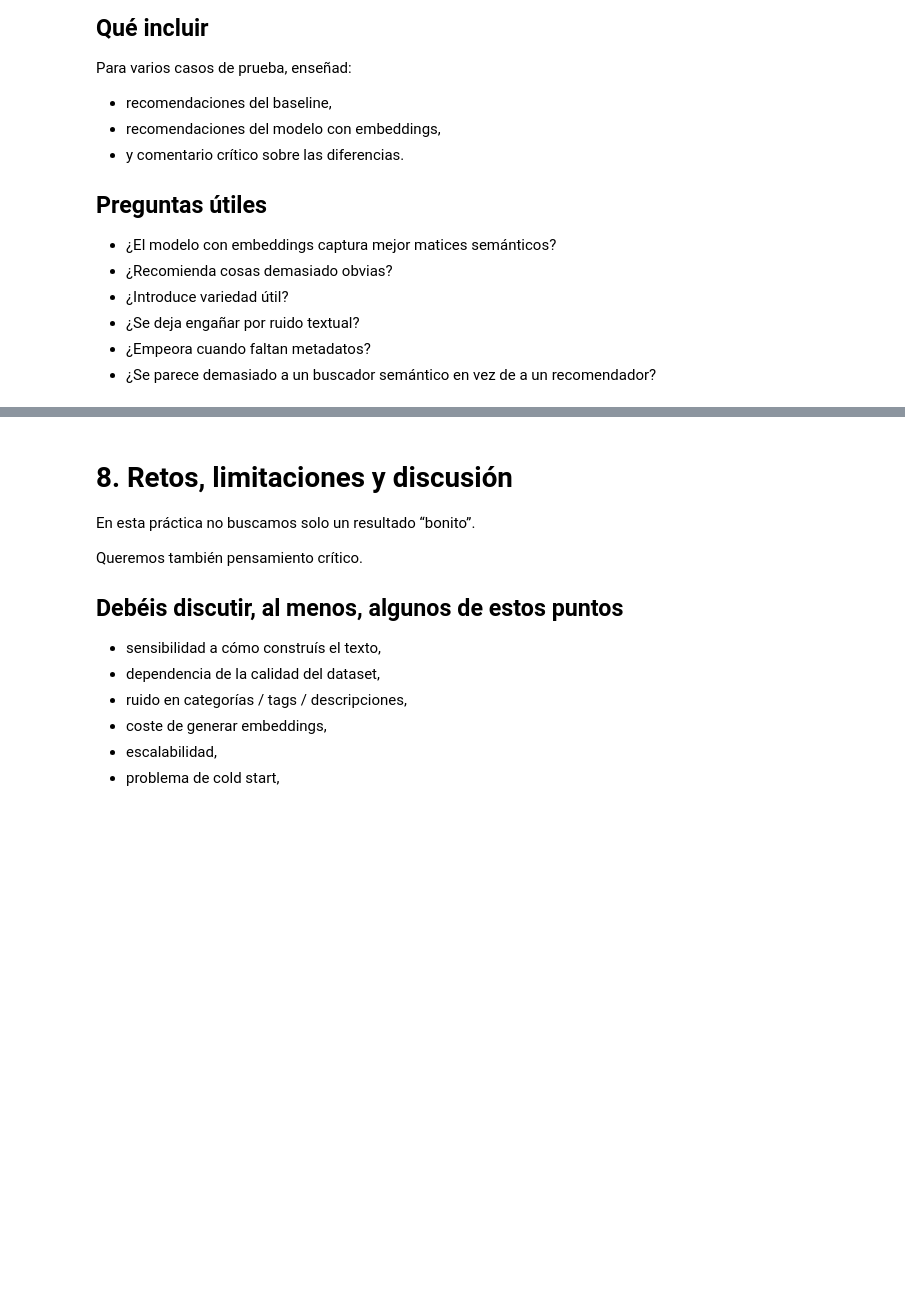
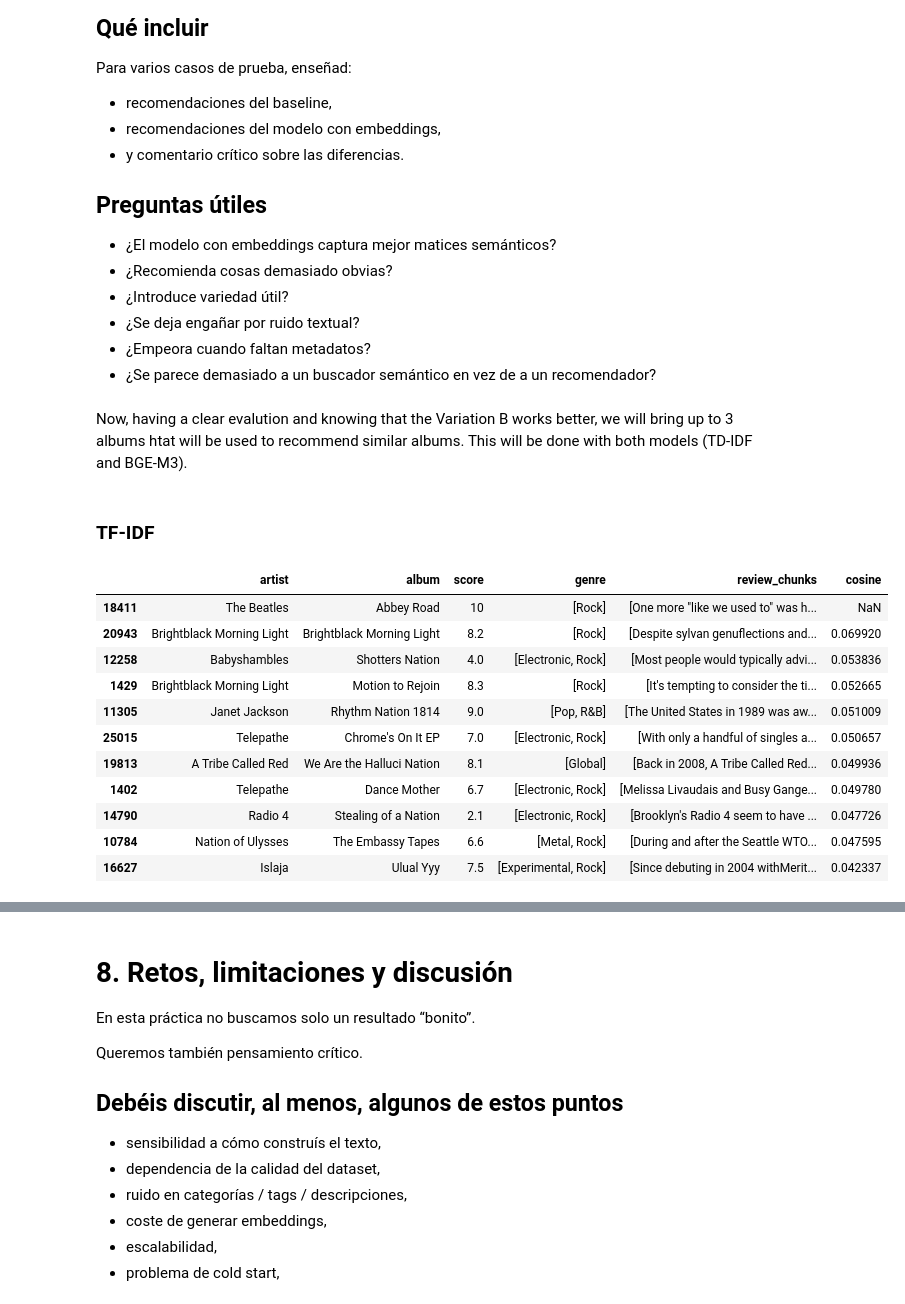
Before and after one commit to carlotaprosper/Music-Recommendator, a Jupyter notebook: enunciado_practica_recomendador_embeddings_modernos.ipynb, the cells around one changed output, grey strips where cells are left out. Saved outputs shown, nothing was run; the diff lists cells and outputs as text; code cells hidden in the pictures; blank space fills up the shorter version.

Commit message:
Project Done, Version Ready to Upload

```diff
--- a/enunciado_practica_recomendador_embeddings_modernos.ipynb
+++ b/enunciado_practica_recomendador_embeddings_modernos.ipynb
@@ -892,3 +889,8 @@ cosine_sim_C = cosine_similarity(tdf_matrix_C)
+# %%
+# We compute the cosine similarity between the TF-IDF vectors for each representation
+cosine_sim_A_TF_IDF = cosine_similarity(tdf_matrix_A)
+cosine_sim_B_TF_IDF  = cosine_similarity(tdf_matrix_B)
+cosine_sim_C_TF_IDF = cosine_similarity(tdf_matrix_C)
 # %%
 def get_recommendations(album_title, cosine_sim=None, music_repres=None):
 
@@ -1569,0 +1569,29 @@ Para varios casos de prueba, enseñad:
+# %% [markdown]
+Now, having a clear evalution and knowing that the Variation B works better, we will bring up to 3 albums htat will be used to recommend similar albums. This will be done with both models (TD-IDF and BGE-M3).
+# %% [markdown]
+### TF-IDF
+# %%
+indices, scores = get_recommendations('Abbey Road', cosine_sim_B_TF_IDF, music_repres)
+
+original = music_final[music_final['album'] == "Abbey Road"]
+
+recommended = music_final.iloc[indices].copy()
+
+recommended['cosine'] = scores
+
+recommended = recommended.sort_values(by='cosine', ascending=False)
+
+pd.concat([original, recommended])
+# %% [output]
+|  | artist | album | score | genre | review_chunks | cosine |
+| 18411 | The Beatles | Abbey Road | 10 | [Rock] | [One more "like we used to" was h... | NaN |
+| 20943 | Brightblack Morning Light | Brightblack Morning Light | 8.2 | [Rock] | [Despite sylvan genuflections and... | 0.069920 |
+| 12258 | Babyshambles | Shotters Nation | 4.0 | [Electronic, Rock] | [Most people would typically advi... | 0.053836 |
+| 1429 | Brightblack Morning Light | Motion to Rejoin | 8.3 | [Rock] | [It's tempting to consider the ti... | 0.052665 |
+| 11305 | Janet Jackson | Rhythm Nation 1814 | 9.0 | [Pop, R&B] | [The United States in 1989 was aw... | 0.051009 |
+| 25015 | Telepathe | Chrome's On It EP | 7.0 | [Electronic, Rock] | [With only a handful of singles a... | 0.050657 |
+| 19813 | A Tribe Called Red | We Are the Halluci Nation | 8.1 | [Global] | [Back in 2008, A Tribe Called Red... | 0.049936 |
+| 1402 | Telepathe | Dance Mother | 6.7 | [Electronic, Rock] | [Melissa Livaudais and Busy Gange... | 0.049780 |
+| 14790 | Radio 4 | Stealing of a Nation | 2.1 | [Electronic, Rock] | [Brooklyn's Radio 4 seem to have ... | 0.047726 |
+| 10784 | Nation of Ulysses | The Embassy Tapes | 6.6 | [Metal, Rock] | [During and after the Seattle WTO... | 0.047595 |
+| 16627 | Islaja | Ulual Yyy | 7.5 | [Experimental, Rock] | [Since debuting in 2004 withMerit... | 0.042337 |
```
Also changed, not shown: parts of 32 cells of this notebook.
